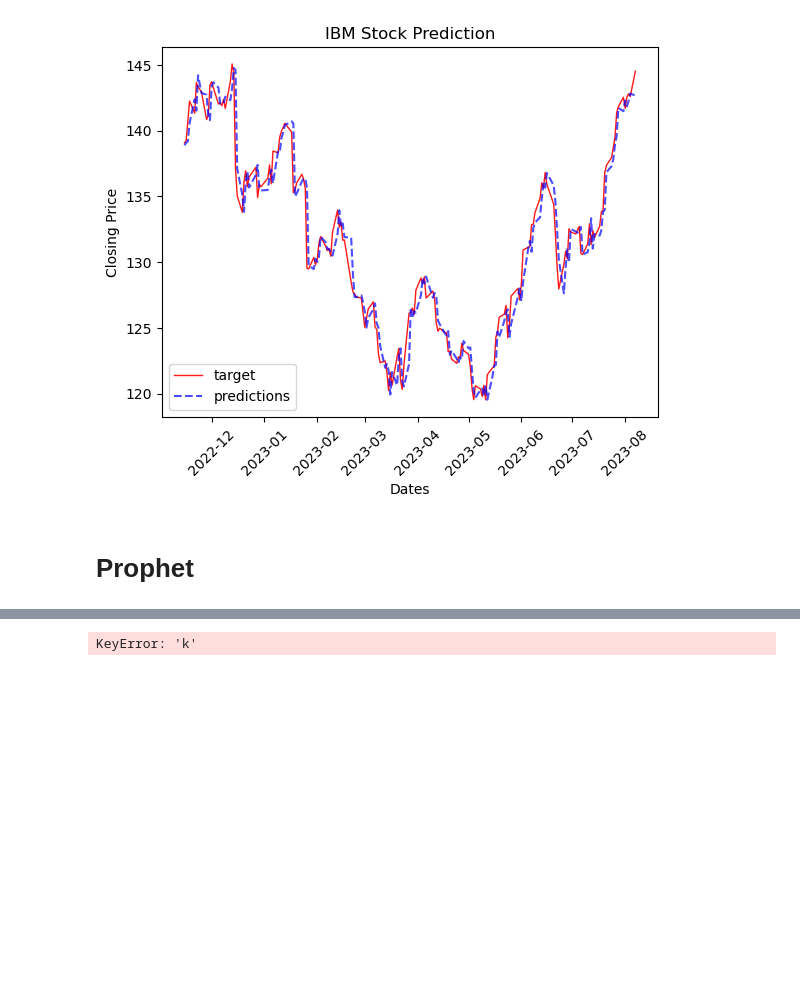
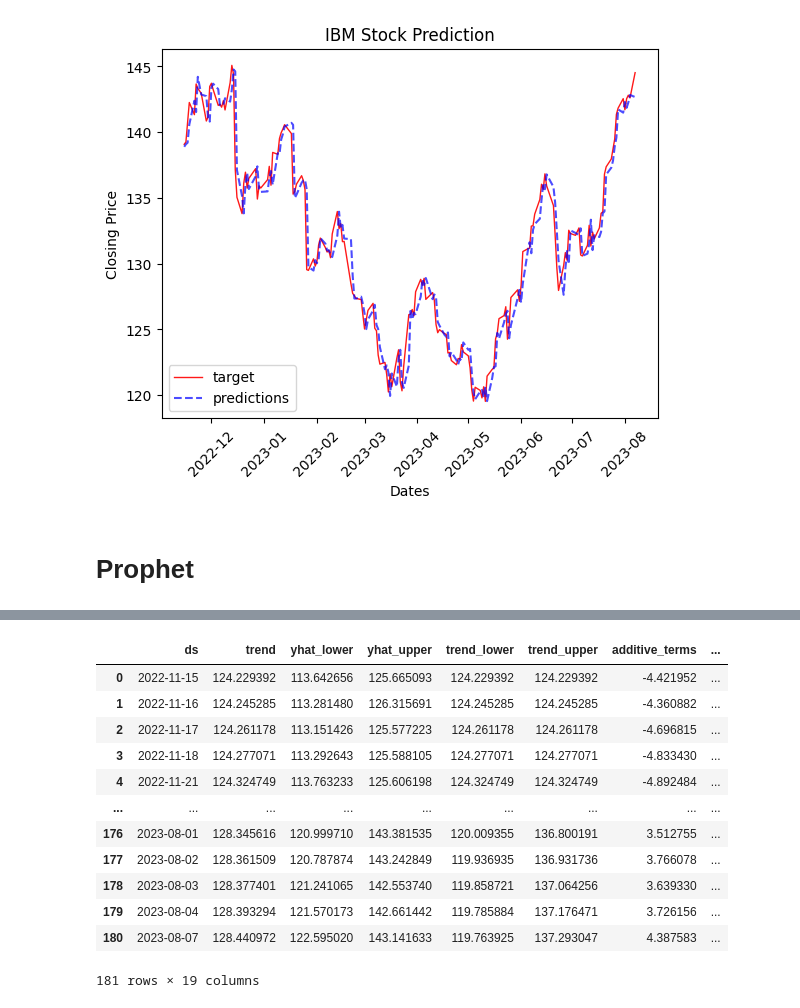
Before and after one commit to trtrgfh/y36LwAR7LjNiYTfP, a Jupyter notebook: Untitled.ipynb, the cells around one changed output, grey strips where cells are left out. Saved outputs shown, nothing was run; the diff lists cells and outputs as text; code cells hidden in the pictures; blank space fills up the shorter version.

```diff
--- a/Untitled.ipynb
+++ b/Untitled.ipynb
@@ -652,6 +504,23 @@ dyld[88967]: Library not loaded: @rpath/libtbb.dylib
 # %%
-future = model.make_future_dataframe(periods=365)  # Forecasting 365 days ahead
-forecast = model.predict(future)
+# future = model.make_future_dataframe(periods=len(test))
+train_future = prop_train[['ds']]
+test_future = prop_test[['ds']]
+# future = pd.DataFrame(df.index.values, columns=["ds"])
+train_forecast = model.predict(train_future)
+test_forecast = model.predict(test_future)
+test_forecast
 # %% [output]
+|  | ds | trend | yhat_lower | yhat_upper | trend_lower | trend_upper | additive_terms | ... |
+| 0 | 2022-11-15 | 124.229392 | 113.642656 | 125.665093 | 124.229392 | 124.229392 | -4.421952 | ... |
+| 1 | 2022-11-16 | 124.245285 | 113.281480 | 126.315691 | 124.245285 | 124.245285 | -4.360882 | ... |
+| 2 | 2022-11-17 | 124.261178 | 113.151426 | 125.577223 | 124.261178 | 124.261178 | -4.696815 | ... |
+| 3 | 2022-11-18 | 124.277071 | 113.292643 | 125.588105 | 124.277071 | 124.277071 | -4.833430 | ... |
+| 4 | 2022-11-21 | 124.324749 | 113.763233 | 125.606198 | 124.324749 | 124.324749 | -4.892484 | ... |
+| ... | ... | ... | ... | ... | ... | ... | ... | ... |
+| 176 | 2023-08-01 | 128.345616 | 120.999710 | 143.381535 | 120.009355 | 136.800191 | 3.512755 | ... |
+| 177 | 2023-08-02 | 128.361509 | 120.787874 | 143.242849 | 119.936935 | 136.931736 | 3.766078 | ... |
+| 178 | 2023-08-03 | 128.377401 | 121.241065 | 142.553740 | 119.858721 | 137.064256 | 3.639330 | ... |
+| 179 | 2023-08-04 | 128.393294 | 121.570173 | 142.661442 | 119.785884 | 137.176471 | 3.726156 | ... |
+| 180 | 2023-08-07 | 128.440972 | 122.595020 | 143.141633 | 119.763925 | 137.293047 | 4.387583 | ... |
-KeyError: 'k'
+181 rows × 19 columns
 # %%
```
Also changed, not shown: parts of 22 cells of this notebook.
